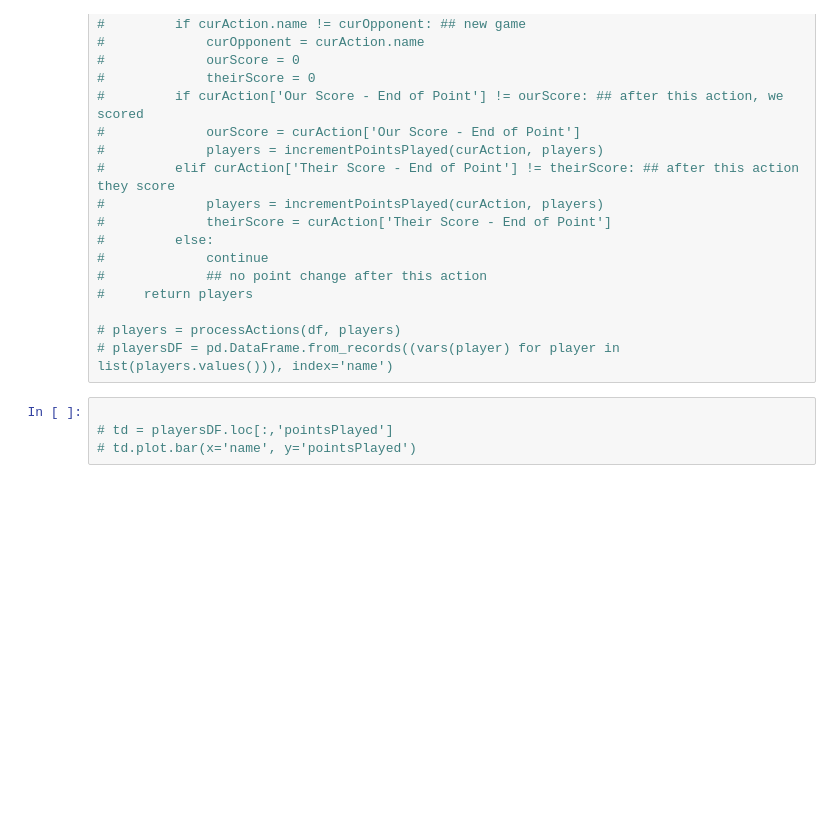
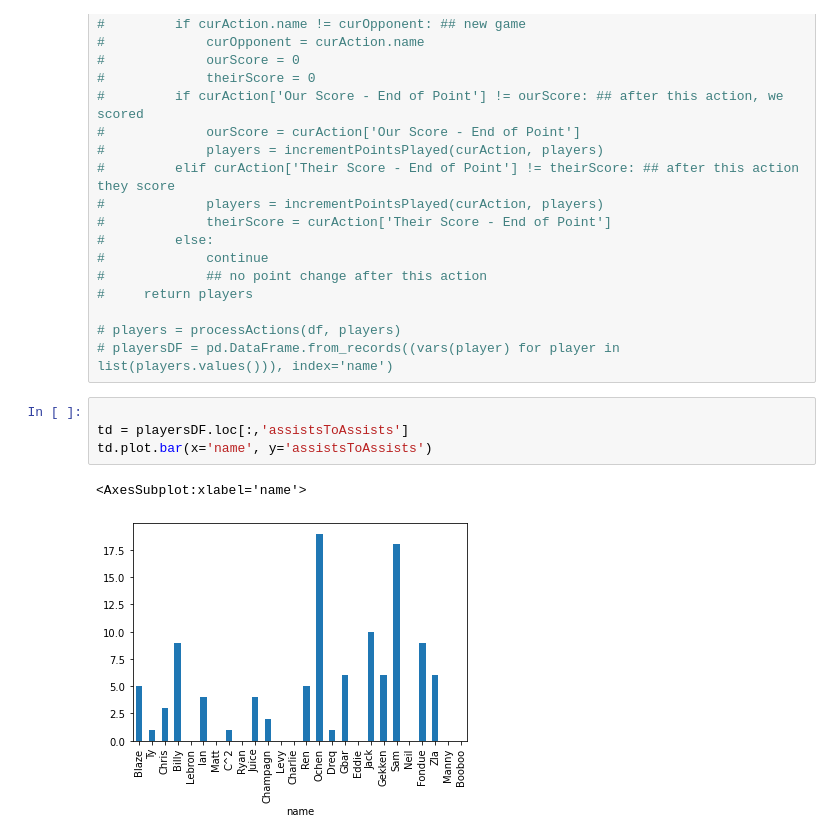
Before and after one commit to acohen89/BigBearStats, a Jupyter notebook: FinalProject.ipynb, the cells around one changed output. Drawn from its saved outputs; the diff is of its cells as text; blank space fills up the shorter version.

```diff
--- a/FinalProject.ipynb
+++ b/FinalProject.ipynb
@@ -81,5 +82,8 @@ playersDF
 # playersDF = pd.DataFrame.from_records((vars(player) for player in list(players.values())), index='name')
 # %%
 
-# td = playersDF.loc[:,'pointsPlayed']
-# td.plot.bar(x='name', y='pointsPlayed')
+td = playersDF.loc[:,'assistsToAssists']
+td.plot.bar(x='name', y='assistsToAssists')
+# %% [output]
+<AxesSubplot:xlabel='name'>
+[figure, added]
```
Also changed, not shown: parts of 1 cell of this notebook, 5 other files.
